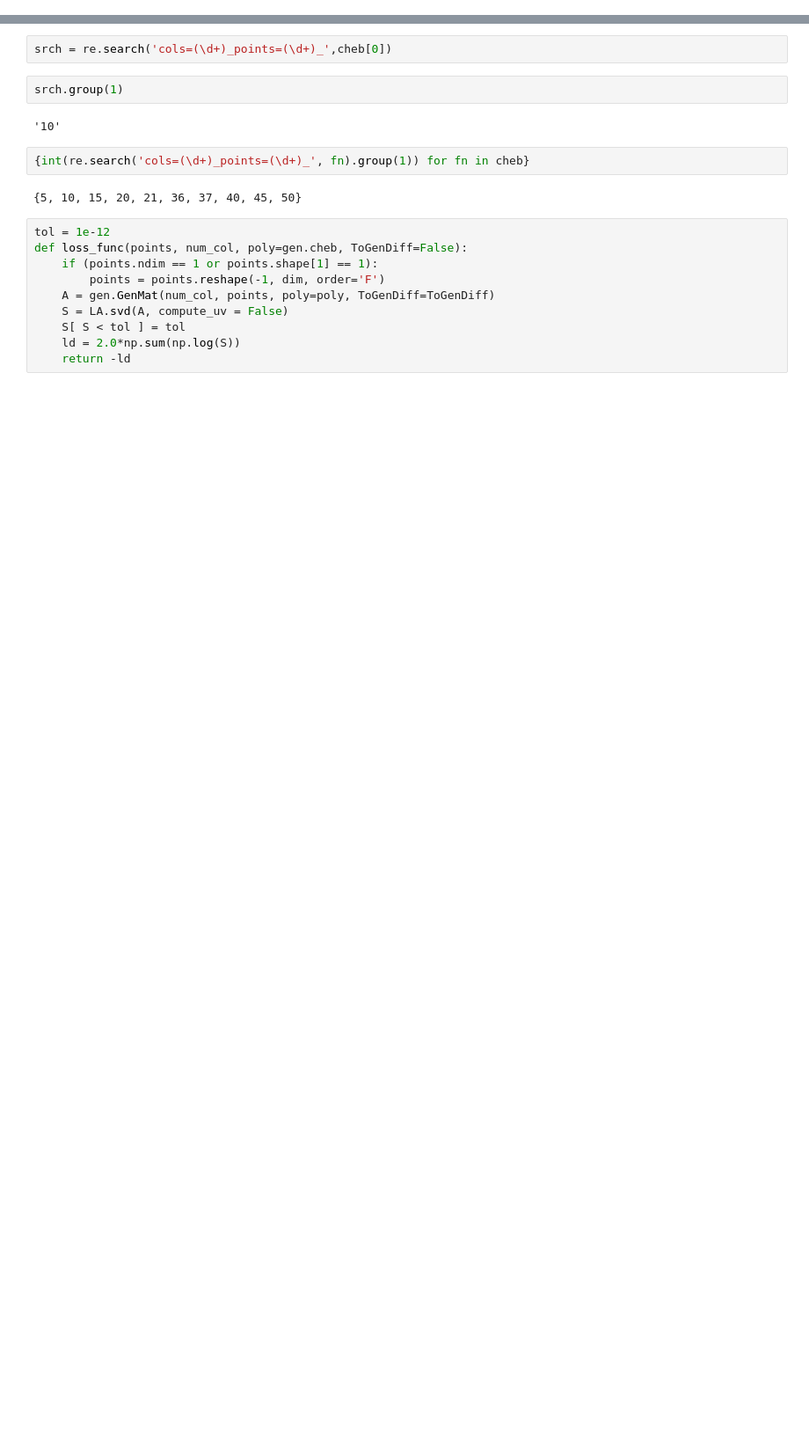
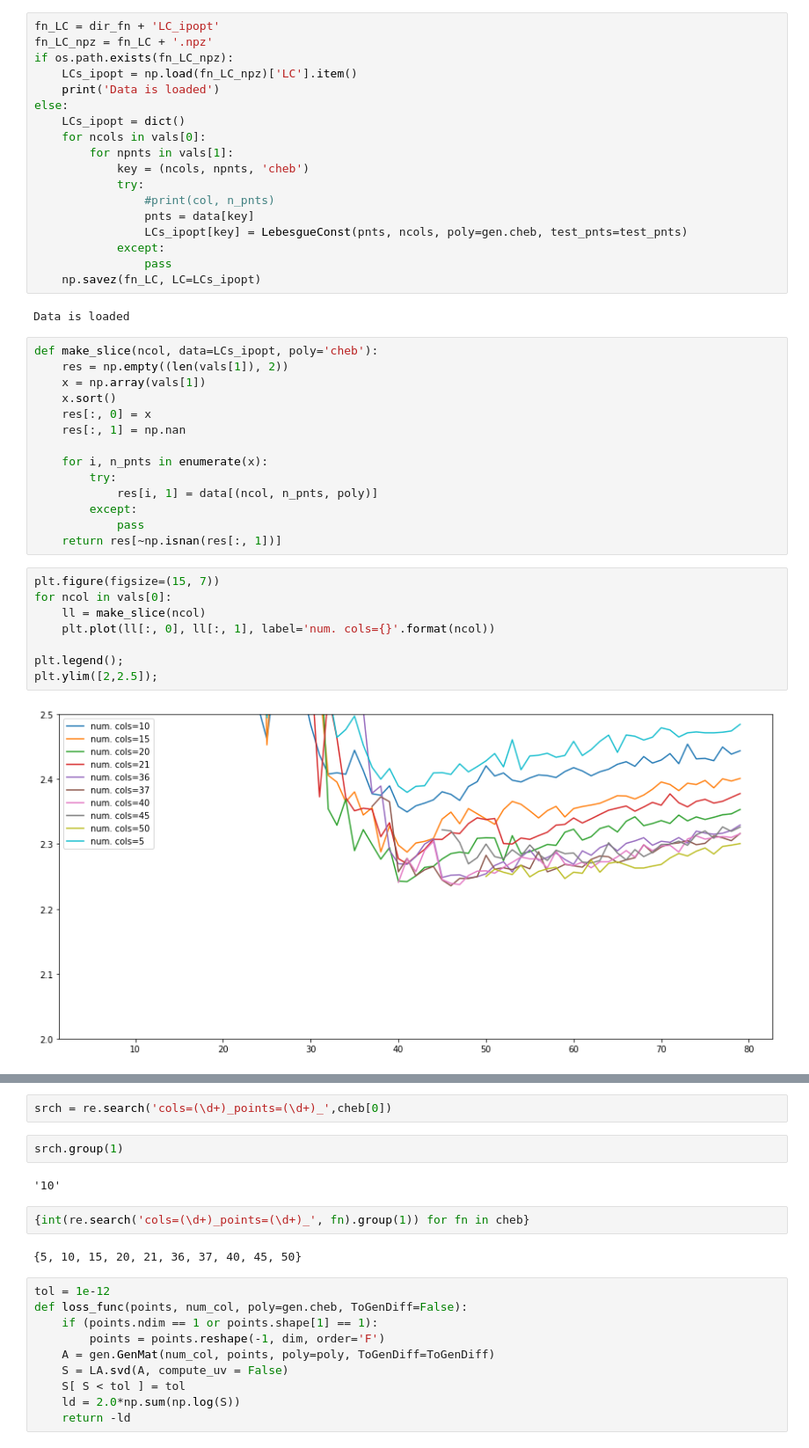
Before and after one commit to glkarpov/wmaxvol, a Jupyter notebook: data_handler.ipynb, the cells around one changed output, grey strips where cells are left out. Shown at 88% size. Saved outputs shown, nothing was run; the diff lists cells and outputs as text; blank space fills up the shorter version.

```diff
--- a/data_handler.ipynb
+++ b/data_handler.ipynb
@@ -21,0 +102,44 @@ import re
+# %%
+fn_LC = dir_fn + 'LC_ipopt'
+fn_LC_npz = fn_LC + '.npz'
+if os.path.exists(fn_LC_npz):
+    LCs_ipopt = np.load(fn_LC_npz)['LC'].item()
+    print('Data is loaded')
+else:
+    LCs_ipopt = dict()
+    for ncols in vals[0]:
+        for npnts in vals[1]:
+            key = (ncols, npnts, 'cheb')
+            try:
+                #print(col, n_pnts)
+                pnts = data[key]
+                LCs_ipopt[key] = LebesgueConst(pnts, ncols, poly=gen.cheb, test_pnts=test_pnts)
+            except:
+                pass
+    np.savez(fn_LC, LC=LCs_ipopt)
+# %% [output]
+Data is loaded
+# %%
+def make_slice(ncol, data=LCs_ipopt, poly='cheb'):
+    res = np.empty((len(vals[1]), 2))
+    x = np.array(vals[1])
+    x.sort()
+    res[:, 0] = x
+    res[:, 1] = np.nan
+
+    for i, n_pnts in enumerate(x):
+        try:
+            res[i, 1] = data[(ncol, n_pnts, poly)]
+        except:
+            pass
+    return res[~np.isnan(res[:, 1])]
+# %%
+plt.figure(figsize=(15, 7))
+for ncol in vals[0]:
+    ll = make_slice(ncol)
+    plt.plot(ll[:, 0], ll[:, 1], label='num. cols={}'.format(ncol))
+
+plt.legend();
+plt.ylim([2,2.5]);
+# %% [output]
+[figure, added]
```
Also changed, not shown: parts of 14 cells of this notebook, 1 other file.
